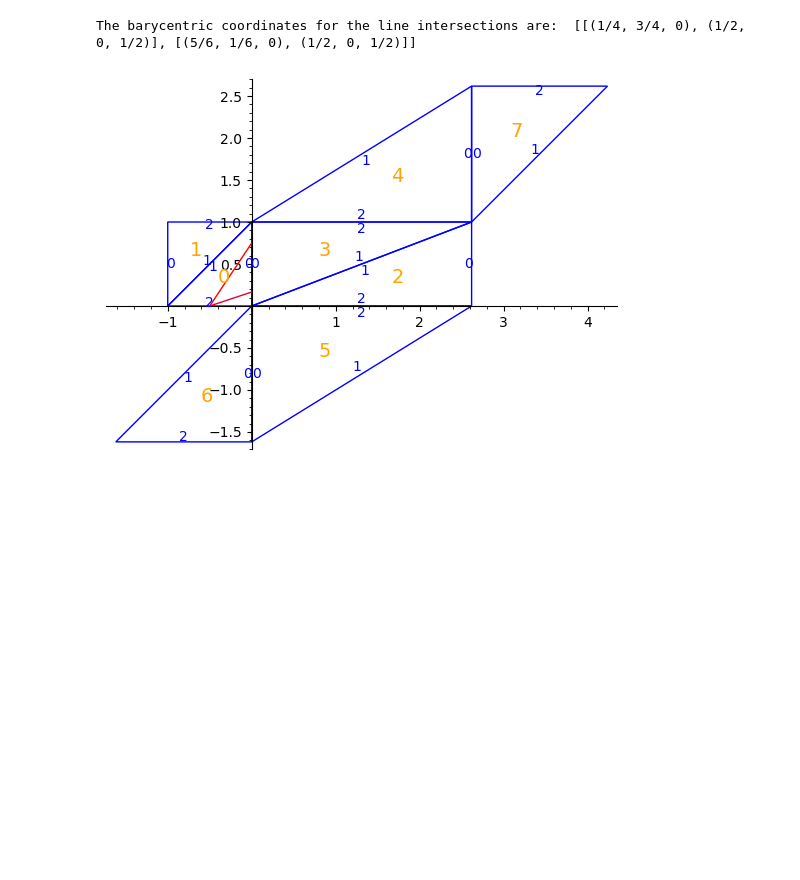
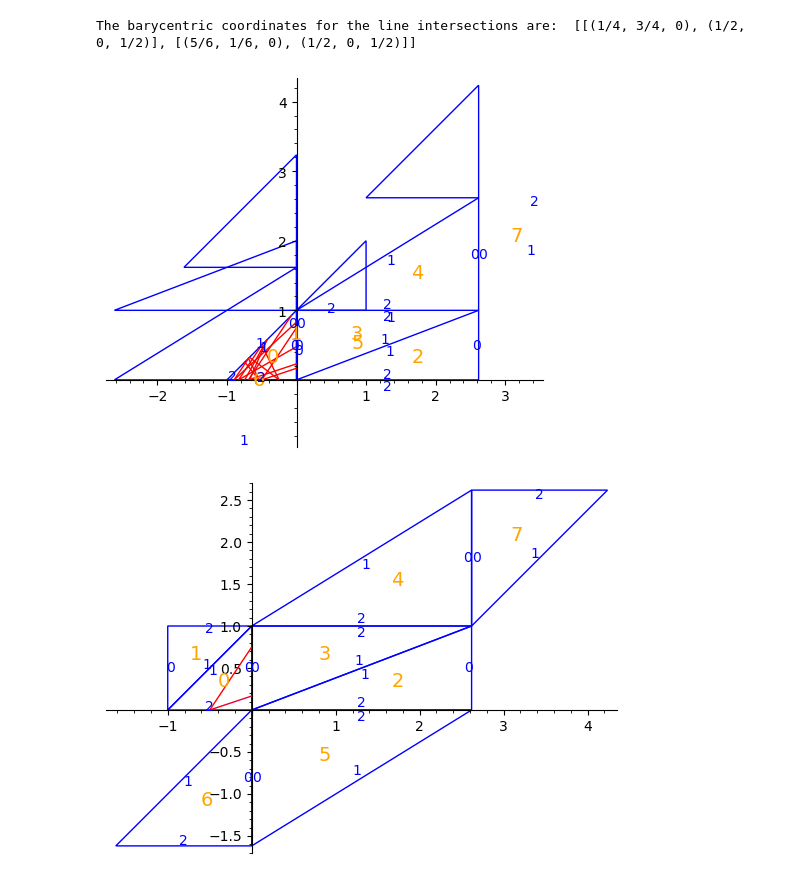
Before and after one commit to sfreedman67/samsurf, a Jupyter notebook: bowman/testing_cyl_ref.ipynb, the cells around one changed output. Cells and saved outputs as stored; diff of their text form; code cells hidden in the pictures; blank space fills up the shorter version.

Commit message:
added plot constraints

```diff
--- a/bowman/testing_cyl_ref.ipynb
+++ b/bowman/testing_cyl_ref.ipynb
@@ -28,6 +28,14 @@ coords = Y.return_intersections(0, constraints)
 print("The barycentric coordinates for the line intersections are: ", coords)
 # %% [output]
 The barycentric coordinates for the line intersections are:  [[(1/4, 3/4, 0), (1/2, 0, 1/2)], [(5/6, 1/6, 0), (1/2, 0, 1/2)]]
+# %%
+d = {0:[[1, 2, -3/2], [-2, 3, -(1/2)]], 1:[[1, 2, -3/2], [-2, 3, -(1/2)]], 2:[[1, 2, -3/2], [-2, 3, -(1/2)]], 3:[[1, 2, -3/2], [-2, 3, -(1/2)]],
+    4:[[1, 2, -3/2], [-2, 3, -(1/2)]], 5:[[1, 2, -3/2], [-2, 3, -(1/2)]], 6:[[1, 2, -3/2], [-2, 3, -(1/2)]], 7:[[1, 2, -3/2], [-2, 3, -(1/2)]]}
+X = Y.plot_constraints(d)
+# %%
+X.plot()
+# %% [output]
+[figure, added]
 # %%
 Y = Y.mark_line(0, coords[0][0], coords[0][1], (1, 0.0, 0.0))
 Y = Y.mark_line(0, coords[1][0], coords[1][1], (0.9, 0.0, 0.2))
```
Also changed, not shown: 1 other file.
